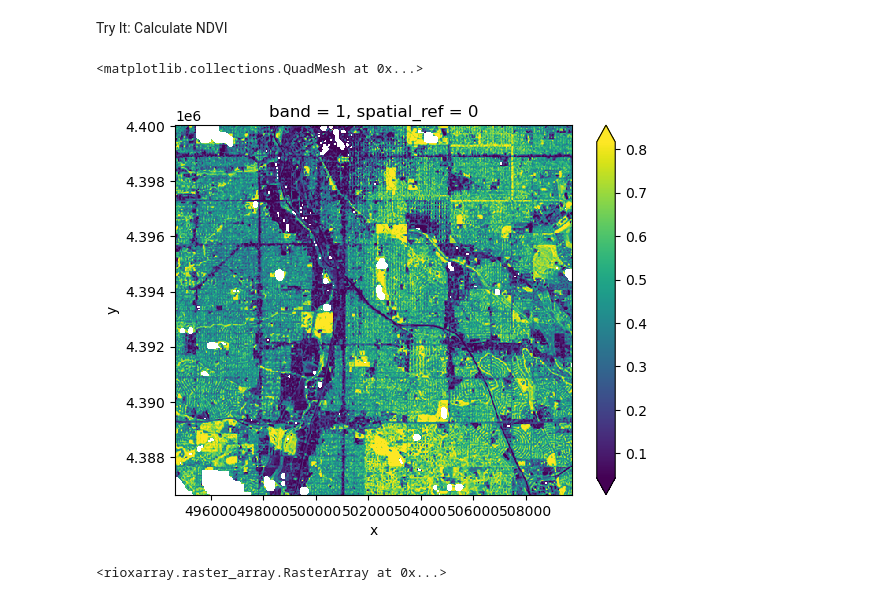
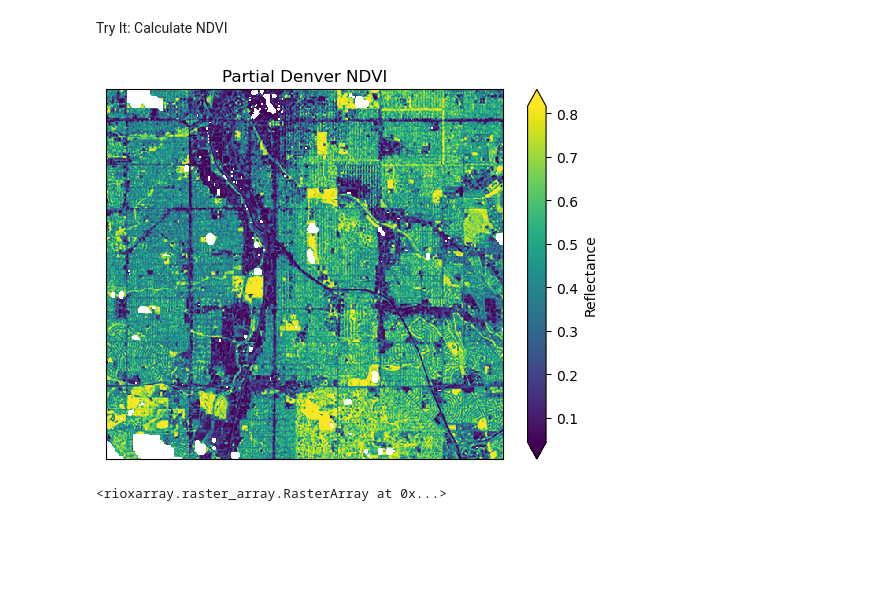
Before and after one commit to earthlab-education/fundamentals-04-redlining-brglea, a Jupyter notebook: notebooks/redlining-03-spectral-indices.ipynb, the cells around one changed output. Saved outputs shown, nothing was run; the diff lists cells and outputs as text; code cells hidden in the pictures; blank space fills up the shorter version.

```diff
--- a/notebooks/redlining-03-spectral-indices.ipynb
+++ b/notebooks/redlining-03-spectral-indices.ipynb
@@ -51,16 +54,28 @@ store -r band_dict
 # %% [markdown]
 <link rel="stylesheet" type="text/css" href="./assets/styles.css"><div class="callout callout-style-default callout-titled callout-task"><div class="callout-header"><div class="callout-icon-container"><i class="callout-icon"></i></div><div class="callout-title-container flex-fill">Try It: Calculate NDVI</div></div><div class="callout-body-container callout-body"></div></div>
 # %%
+# Calculate NDVI, create new descriptive variable name for it
 ndvi_da = (
     (band_dict['nir']- band_dict['red'])
     /
     (band_dict['nir'] + band_dict['red'])
 )
 
-ndvi_da.plot(robust=True)
+# Plot the ndvi_da
+ndvi_da.plot(
+    robust=True,
+    cbar_kwargs={"label": "Reflectance"}
+    )
+plt.gca().set(
+    title='Partial Denver NDVI',
+    xlabel='',
+    ylabel='',
+    xticks=[],
+    yticks=[]
+)
+plt.show()
 # %% [output]
-<matplotlib.collections.QuadMesh at 0x...>
-[figure, old version]
+[figure, new version]
 # %%
 ndvi_da.rio
 # %% [output]
```
Also changed, not shown: parts of 4 cells of this notebook, 7 other files.
